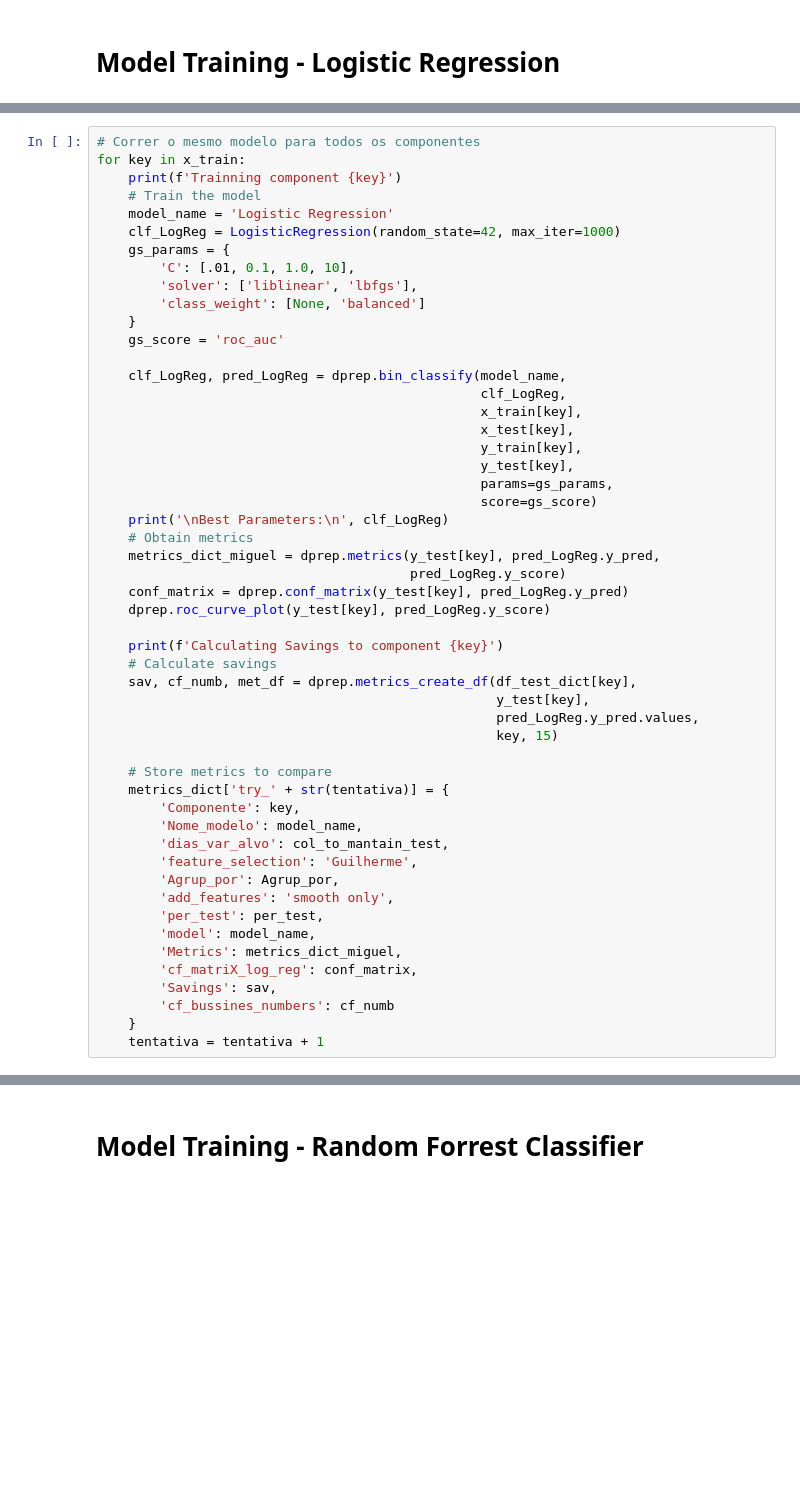
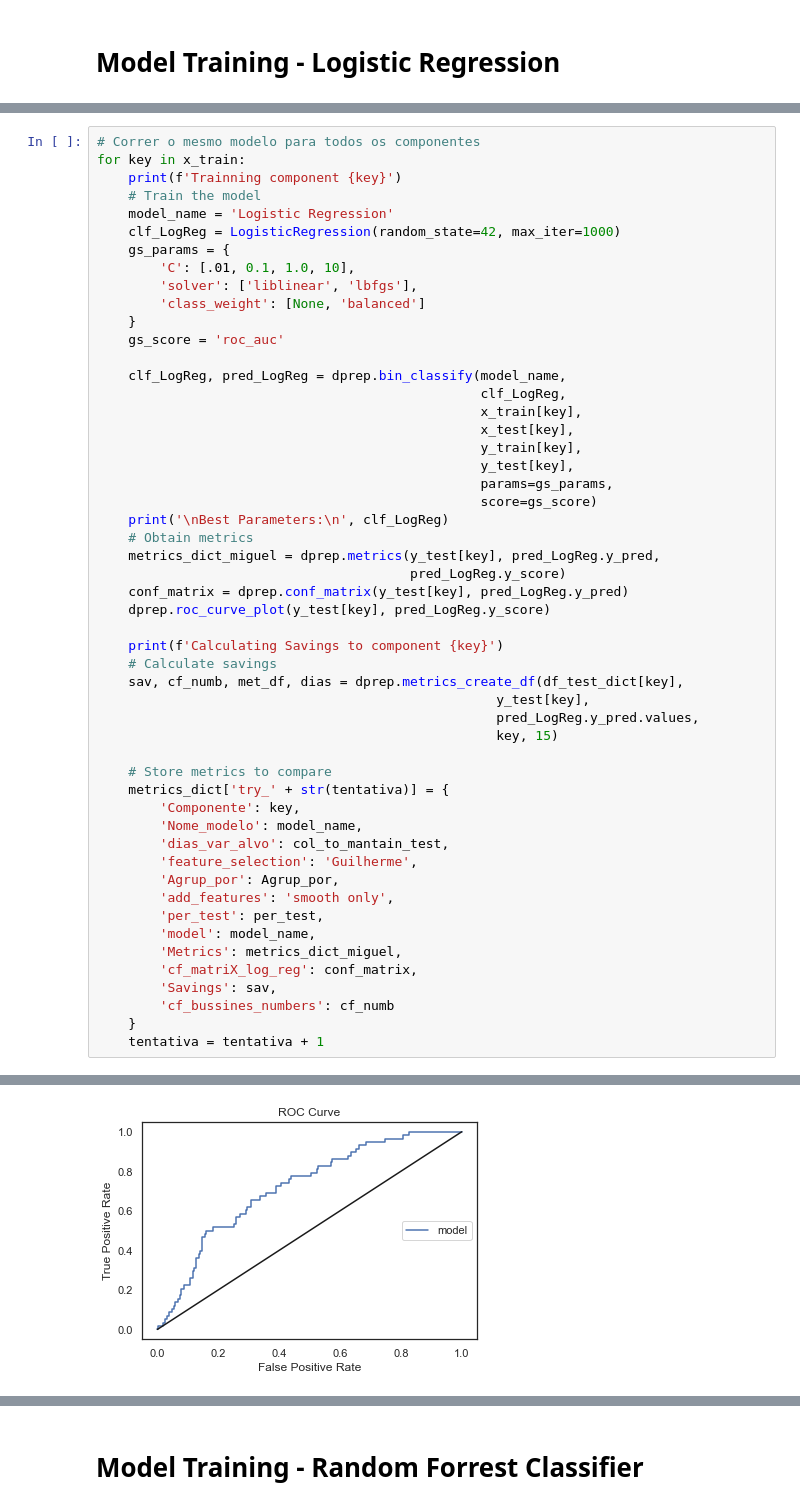
Before and after one commit to RicardoJPedro82/wmillfailprev, a Jupyter notebook: notebooks/20210212_Final_automation_Windmill.ipynb, the cells around one changed output, grey strips where cells are left out. Cells and saved outputs as stored; diff of their text form; blank space fills up the shorter version.

Commit message:
Correção final da metrica e escolha de modelos

```diff
--- a/notebooks/20210212_Final_automation_Windmill.ipynb
+++ b/notebooks/20210212_Final_automation_Windmill.ipynb
@@ -379,7 +498,7 @@ for key in x_train:
 
     print(f'Calculating Savings to component {key}')
     # Calculate savings
-    sav, cf_numb, met_df = dprep.metrics_create_df(df_test_dict[key],
+    sav, cf_numb, met_df, dias = dprep.metrics_create_df(df_test_dict[key],
                                                    y_test[key],
                                                    pred_LogReg.y_pred.values,
                                                    key, 15)
@@ -400,3 +519,4 @@ for key in x_train:
         'cf_bussines_numbers': cf_numb
     }
     tentativa = tentativa + 1
+# %% [output]
@@ -402,0 +529 @@ for key in x_train:
+[figure, added]
```
Also changed, not shown: parts of 35 cells of this notebook, 3 other files.
